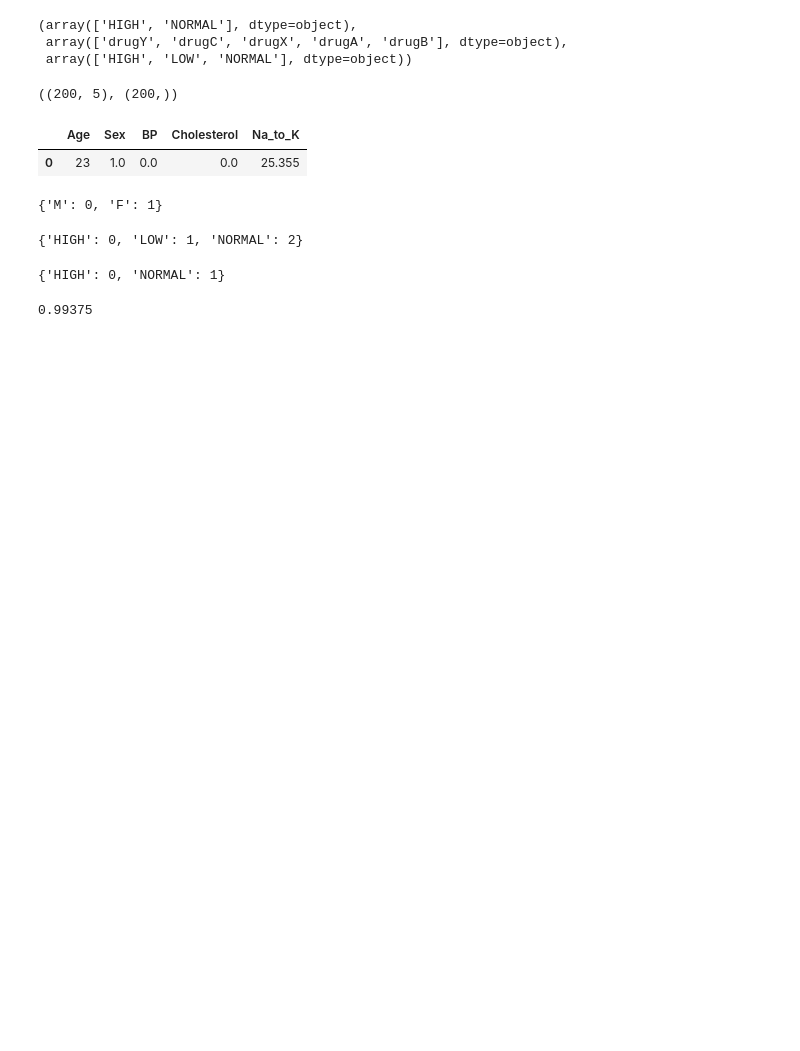
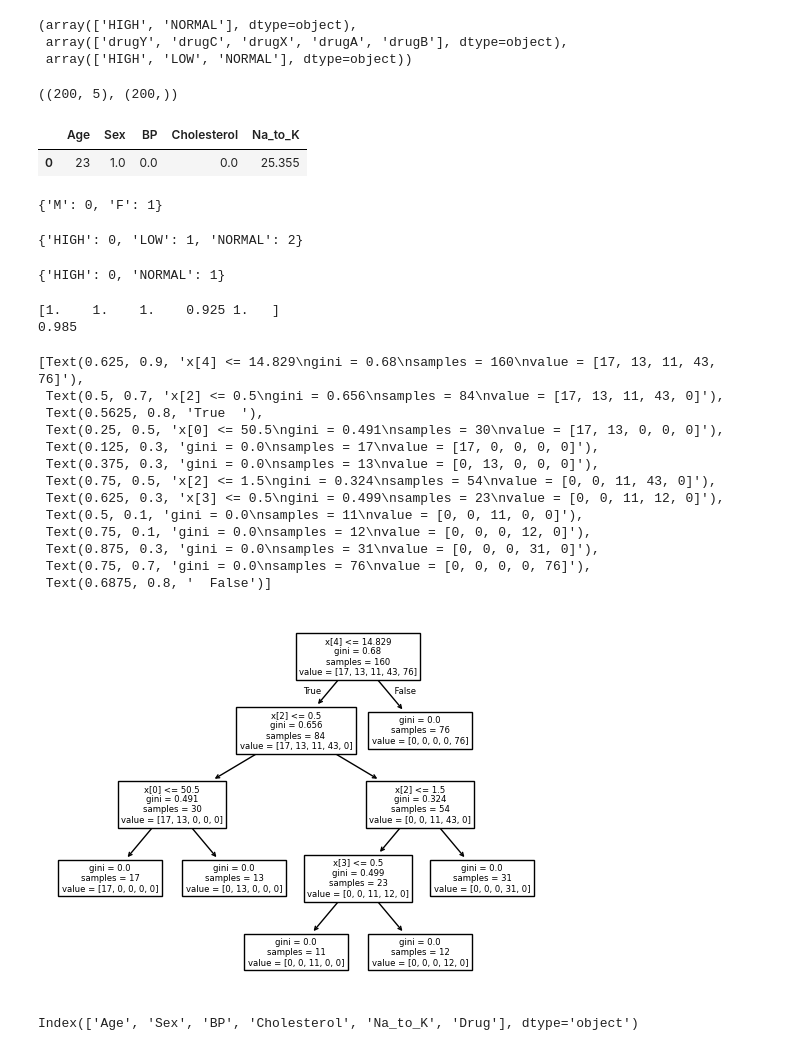
Before and after one commit to Alsanad-Opium/deep-learning-pytorch, a Jupyter notebook: MLandDL/ML/Machine Learning/Algorithms/Decision Trees/drug.ipynb, the cells around one changed output. Saved outputs shown, nothing was run; the diff lists cells and outputs as text; code cells hidden in the pictures; blank space fills up the shorter version.

Commit message:
Decision tree completed on Drug200 dataset with avg accuraccy of 98%

```diff
--- a/MLandDL/ML/Machine Learning/Algorithms/Decision Trees/drug.ipynb
+++ b/MLandDL/ML/Machine Learning/Algorithms/Decision Trees/drug.ipynb
@@ -56,8 +56,34 @@ x_train,x_test,y_train,y_test = train_test_split(x,y,test_size=0.2,random_state=
 # %%
 from sklearn.model_selection import cross_val_score
 
-score = cross_val_score(DecisionTreeClassifier(), x_train,y_train,cv = 5,scoring = 'accuracy')
-
+score = cross_val_score(DecisionTreeClassifier(), x,y,cv = 5,scoring = 'accuracy')
+print(score)
 print(score.mean())
 # %% [output]
-0.99375
+[1.    1.    1.    0.925 1.   ]
+0.985
+# %%
+from sklearn.tree import  plot_tree
+
+clf = DecisionTreeClassifier()
+clf.fit(x_train,y_train)
+plot_tree(clf)
+# %% [output]
+[Text(0.625, 0.9, 'x[4] <= 14.829\ngini = 0.68\nsamples = 160\nvalue = [17, 13, 11, 43, 76]'),
+ Text(0.5, 0.7, 'x[2] <= 0.5\ngini = 0.656\nsamples = 84\nvalue = [17, 13, 11, 43, 0]'),
+ Text(0.5625, 0.8, 'True  '),
+ Text(0.25, 0.5, 'x[0] <= 50.5\ngini = 0.491\nsamples = 30\nvalue = [17, 13, 0, 0, 0]'),
+ Text(0.125, 0.3, 'gini = 0.0\nsamples = 17\nvalue = [17, 0, 0, 0, 0]'),
+ Text(0.375, 0.3, 'gini = 0.0\nsamples = 13\nvalue = [0, 13, 0, 0, 0]'),
+ Text(0.75, 0.5, 'x[2] <= 1.5\ngini = 0.324\nsamples = 54\nvalue = [0, 0, 11, 43, 0]'),
+ Text(0.625, 0.3, 'x[3] <= 0.5\ngini = 0.499\nsamples = 23\nvalue = [0, 0, 11, 12, 0]'),
+ Text(0.5, 0.1, 'gini = 0.0\nsamples = 11\nvalue = [0, 0, 11, 0, 0]'),
+ Text(0.75, 0.1, 'gini = 0.0\nsamples = 12\nvalue = [0, 0, 0, 12, 0]'),
+ Text(0.875, 0.3, 'gini = 0.0\nsamples = 31\nvalue = [0, 0, 0, 31, 0]'),
+ Text(0.75, 0.7, 'gini = 0.0\nsamples = 76\nvalue = [0, 0, 0, 0, 76]'),
+ Text(0.6875, 0.8, '  False')]
+[figure, added]
+# %%
+df.columns
+# %% [output]
+Index(['Age', 'Sex', 'BP', 'Cholesterol', 'Na_to_K', 'Drug'], dtype='object')
```
